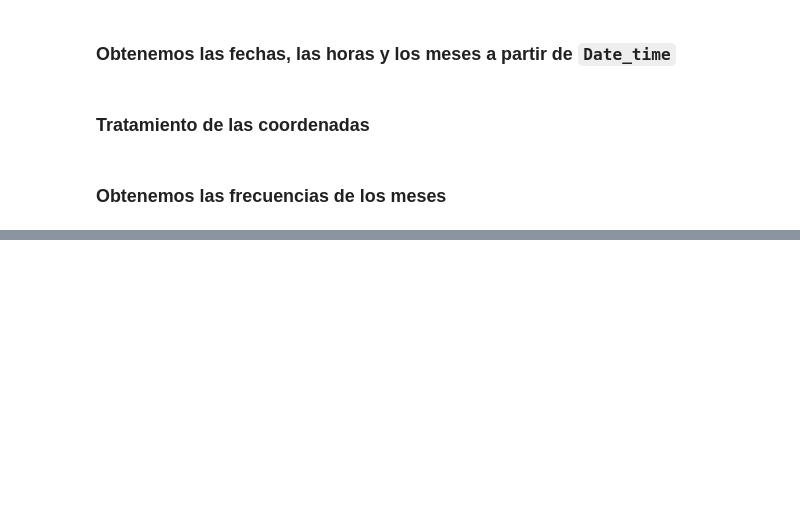
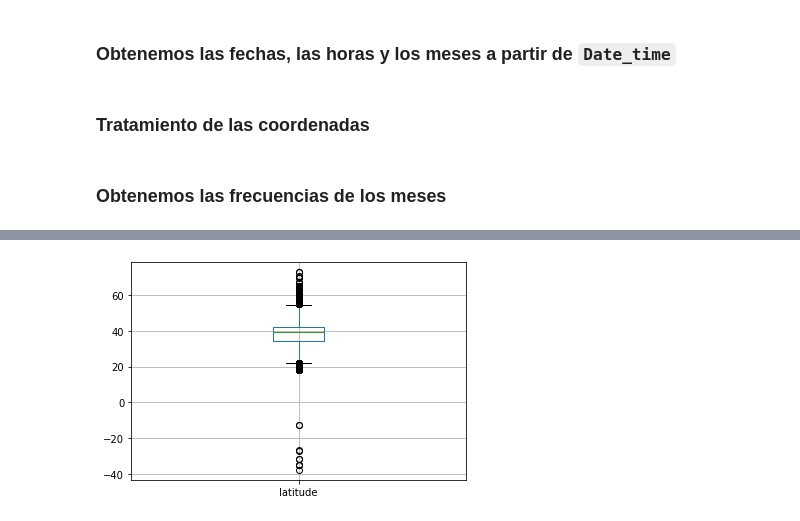
Before and after one commit to ElenaCerezoSwing/visualizing-real-world-data-project, a Jupyter notebook: Methods/main.ipynb, the cells around one changed output, grey strips where cells are left out. Saved outputs shown, nothing was run; the diff lists cells and outputs as text; code cells hidden in the pictures; blank space fills up the shorter version.

```diff
--- a/Methods/main.ipynb
+++ b/Methods/main.ipynb
@@ -25,0 +51,4 @@ monthly_freq2 = get_frequencies(ufo2, 'months')
+# %%
+get_boxplot(ufo2, 'latitude')
+# %% [output]
+[figure, added]
```
Also changed, not shown: parts of 13 cells of this notebook, 7 other files.
